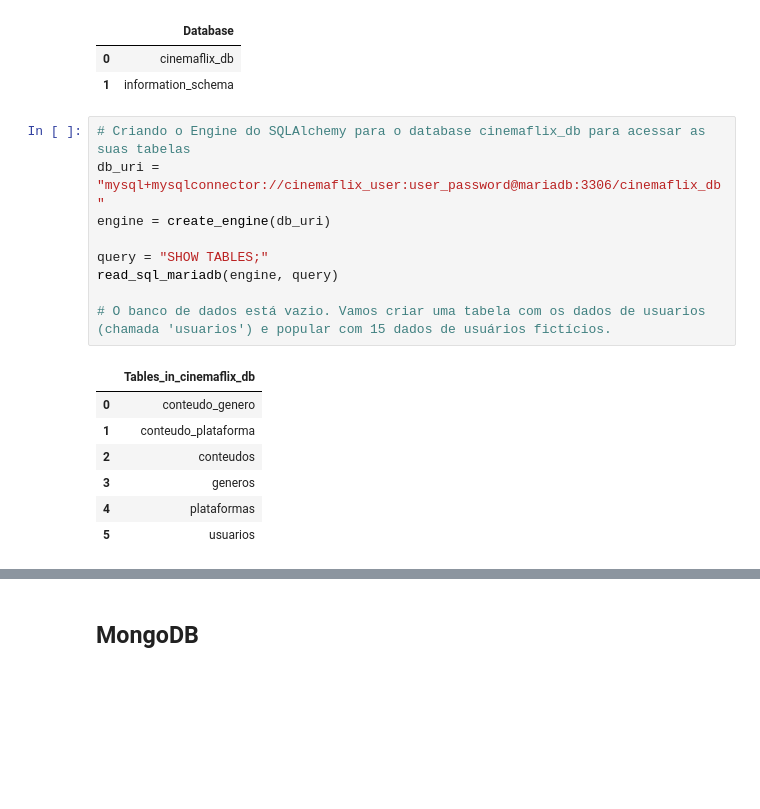
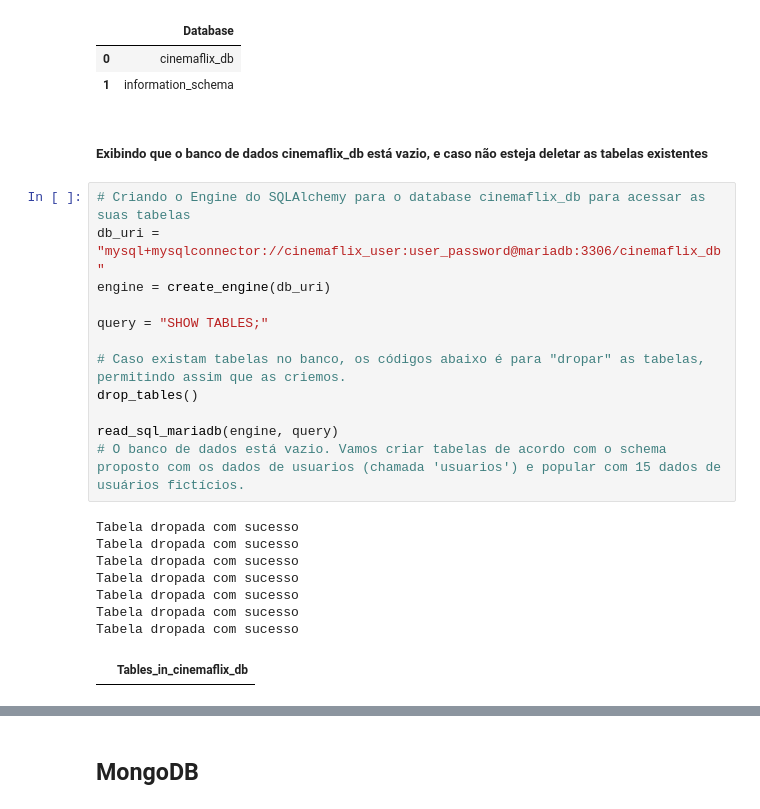
Before and after one commit to juniorcmauricio/cinemaflix_databases, a Jupyter notebook: jupyter/notebooks/CinemaFlix_Databases.ipynb, the cells around one changed output, grey strips where cells are left out. Cells and saved outputs as stored; diff of their text form; blank space fills up the shorter version.

Commit message:
Ajuste dos códigos do MariaDB (organização), inserindo novos dados nas tabelas, criação de funções de consultas

```diff
--- a/jupyter/notebooks/CinemaFlix_Databases.ipynb
+++ b/jupyter/notebooks/CinemaFlix_Databases.ipynb
@@ -60,20 +168,26 @@ read_sql_mariadb(engine, query)
 |  | Database |
 | 0 | cinemaflix_db |
 | 1 | information_schema |
+# %% [markdown]
+##### Exibindo que o banco de dados cinemaflix_db está vazio, e caso não esteja deletar as tabelas existentes
 # %%
 # Criando o Engine do SQLAlchemy para o database cinemaflix_db para acessar as suas tabelas
 db_uri = "mysql+mysqlconnector://cinemaflix_user:user_password@mariadb:3306/cinemaflix_db"
 engine = create_engine(db_uri)
 
 query = "SHOW TABLES;"
+
+# Caso existam tabelas no banco, os códigos abaixo é para "dropar" as tabelas, permitindo assim que as criemos.
+drop_tables()
+
 read_sql_mariadb(engine, query)
-
-# O banco de dados está vazio. Vamos criar uma tabela com os dados de usuarios (chamada 'usuarios') e popular com 15 dados de usuários fictícios.
+# O banco de dados está vazio. Vamos criar tabelas de acordo com o schema proposto com os dados de usuarios (chamada 'usuarios') e popular com 15 dados de usuários fictícios.
 # %% [output]
+Tabela dropada com sucesso
+Tabela dropada com sucesso
+Tabela dropada com sucesso
+Tabela dropada com sucesso
+Tabela dropada com sucesso
+Tabela dropada com sucesso
+Tabela dropada com sucesso
 |  | Tables_in_cinemaflix_db |
-| 0 | conteudo_genero |
-| 1 | conteudo_plataforma |
-| 2 | conteudos |
-| 3 | generos |
-| 4 | plataformas |
-| 5 | usuarios |
```
Also changed, not shown: parts of 20 cells of this notebook.
